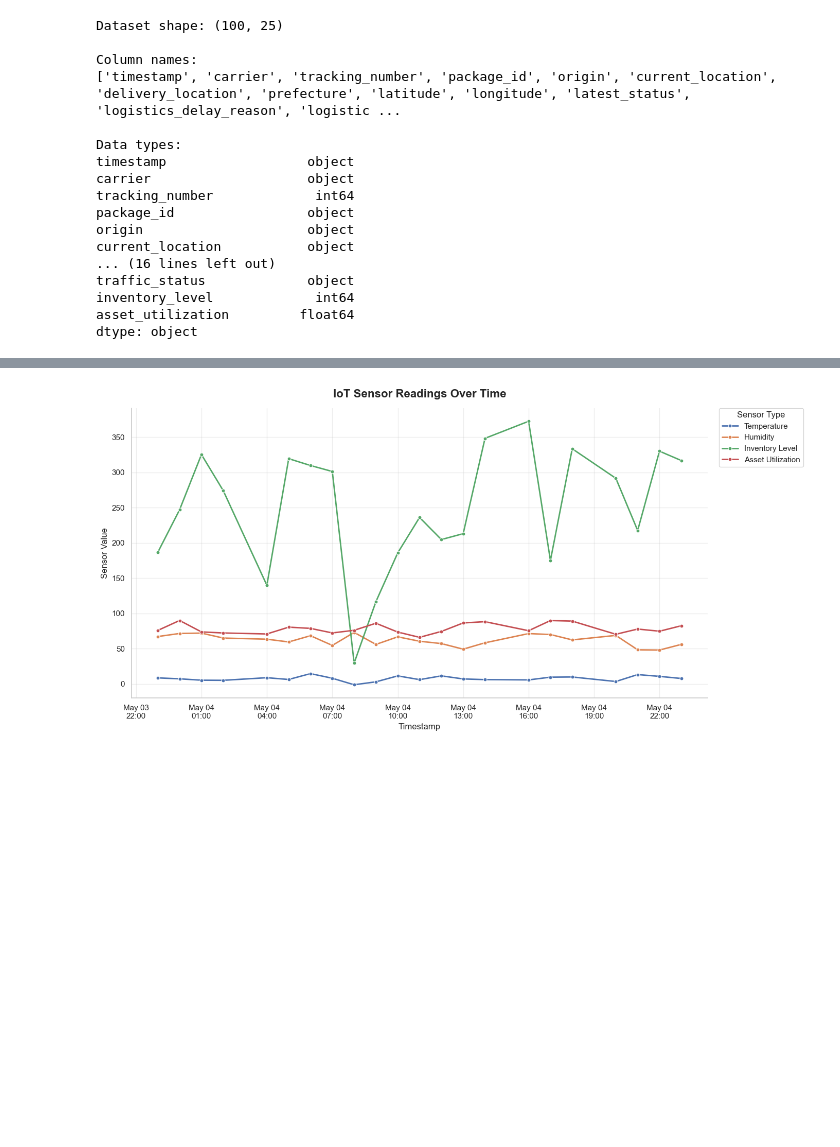
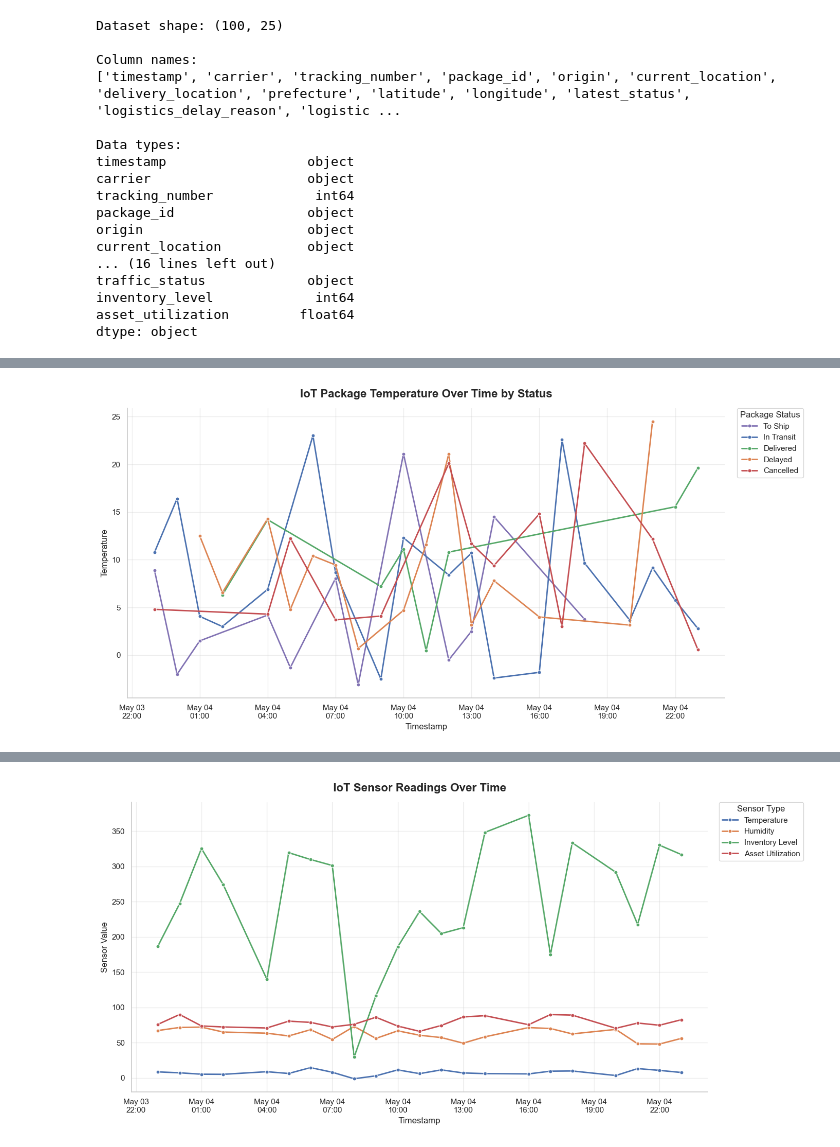
Before and after one commit to Team-Kaizen-MMDC/adet, a Jupyter notebook: week7_LinePlotofIoTSensorReadingsOverTime.ipynb, the cells around one changed output, grey strips where cells are left out. Drawn from its saved outputs; the diff is of its cells as text; code cells hidden in the pictures; blank space fills up the shorter version.

```diff
--- a/week7_LinePlotofIoTSensorReadingsOverTime.ipynb
+++ b/week7_LinePlotofIoTSensorReadingsOverTime.ipynb
@@ -177,0 +226,43 @@ This chart shows the actual sensor values using their original scales. It is use
+# %%
+# Create package temperature line plot by status
+fig, ax = plt.subplots(figsize=(14, 7))
+
+sns.lineplot(
+    data=status_hourly_df,
+    x="timestamp",
+    y="temperature",
+    hue="package_status",
+    hue_order=status_order,
+    palette=status_colors,
+    marker="o",
+    markersize=5,
+    linewidth=2,
+    ax=ax
+)
+
+# Add chart title and axis labels
+ax.set_title("IoT Package Temperature Over Time by Status", fontsize=16, fontweight="bold", pad=15)
+ax.set_xlabel("Timestamp", fontsize=12)
+ax.set_ylabel("Temperature", fontsize=12)
+
+# Format x-axis labels using fixed time intervals
+ax.xaxis.set_major_locator(mdates.HourLocator(interval=3))
+ax.xaxis.set_major_formatter(mdates.DateFormatter("%b %d\n%H:%M"))
+
+# Improve plot readability
+ax.grid(True, alpha=0.35)
+ax.spines["top"].set_visible(False)
+ax.spines["right"].set_visible(False)
+
+# Move legend outside the plotting area
+ax.legend(
+    title="Package Status",
+    bbox_to_anchor=(1.02, 1),
+    loc="upper left",
+    borderaxespad=0
+)
+
+plt.tight_layout()
+plt.show()
+# %% [output]
+[figure, added]
```
Also changed, not shown: parts of 30 cells of this notebook.
